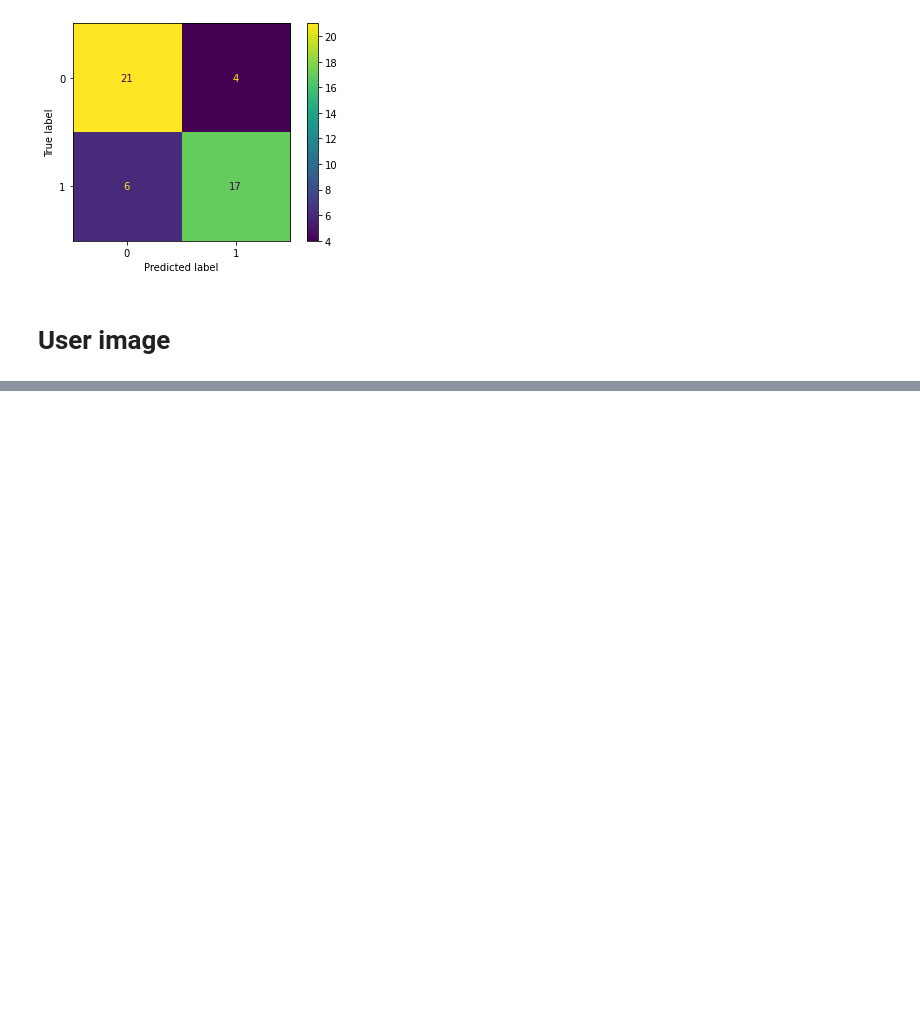
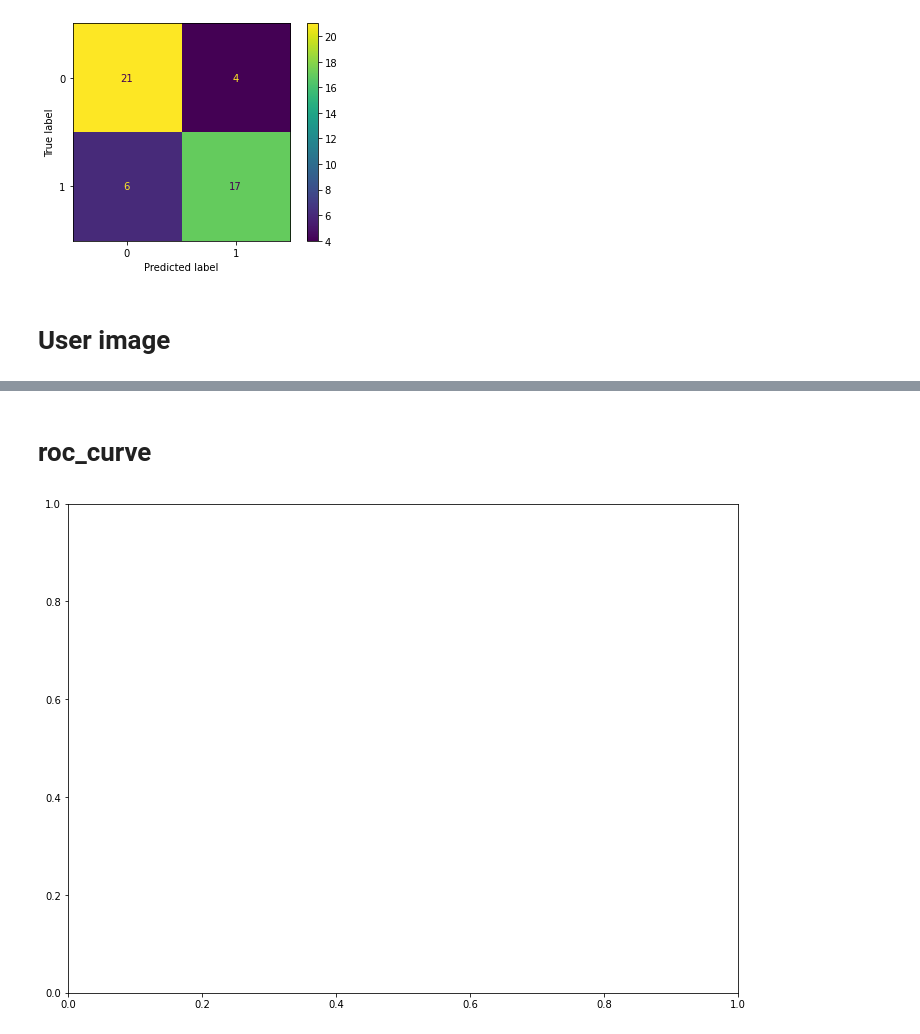
Before and after one commit to JurijJusel/Image, a Jupyter notebook: apple_banana_df.ipynb, the cells around one changed output, grey strips where cells are left out. Drawn from its saved outputs; the diff is of its cells as text; code cells hidden in the pictures; blank space fills up the shorter version.

```diff
--- a/apple_banana_df.ipynb
+++ b/apple_banana_df.ipynb
@@ -292,0 +371,13 @@ plt.imshow(img_resized)
+# %% [markdown]
+
+# roc_curve
+# %%
+from sklearn.metrics import roc_curve, auc
+test_fpr1, test_tpr1, te_thresholds = roc_curve(y_test, logisticRegr.predict(X_test))
+test_fpr2, test_tpr2, te_thresholds = roc_curve(y_test, svm_classifier.predict(X_test))
+test_fpr4, test_tpr4, te_thresholds = roc_curve(y_test, knn_classifier.predict(X_test))
+# test_fpr3, test_tpr3, te_thresholds = roc_curve(y_test, decision_classifier.predict(X_test))
+
+fig,ax=plt.subplots(1,1,figsize=(12,9))
+# %% [output]
+[figure, added]
```
Also changed, not shown: parts of 22 cells of this notebook.
